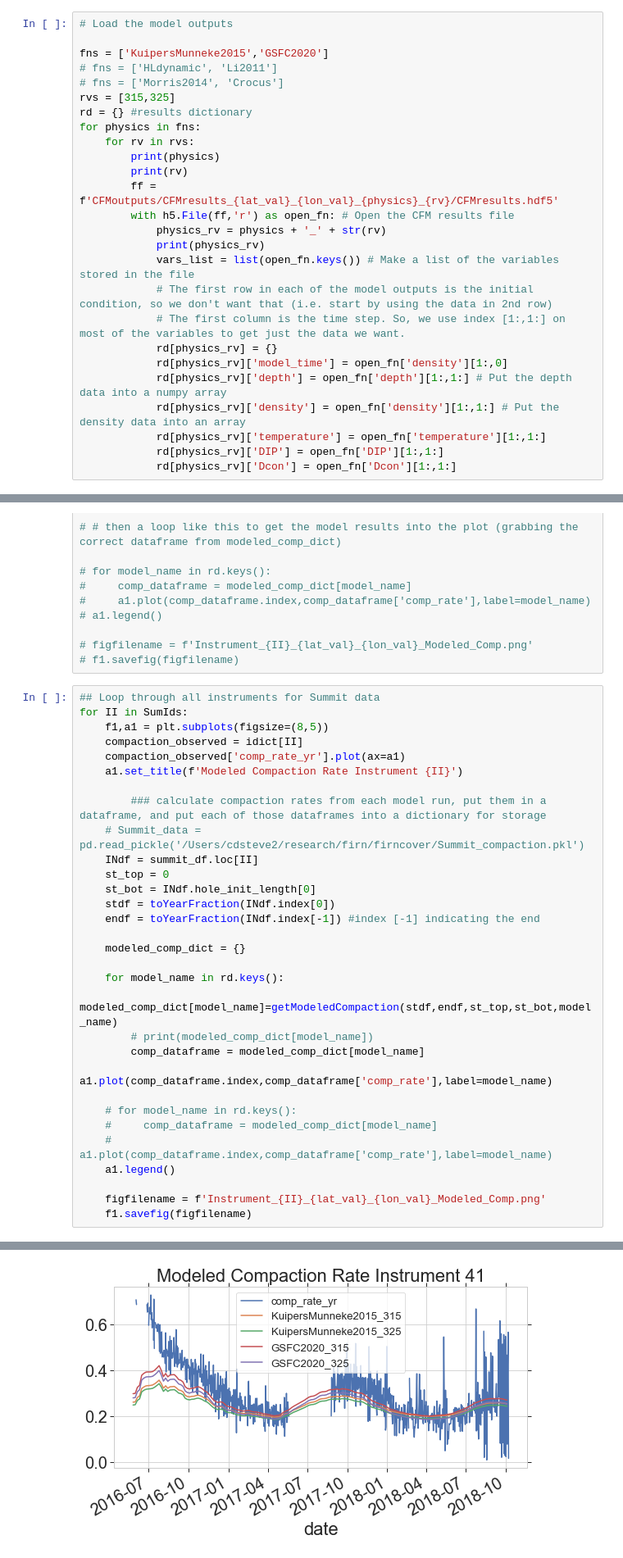
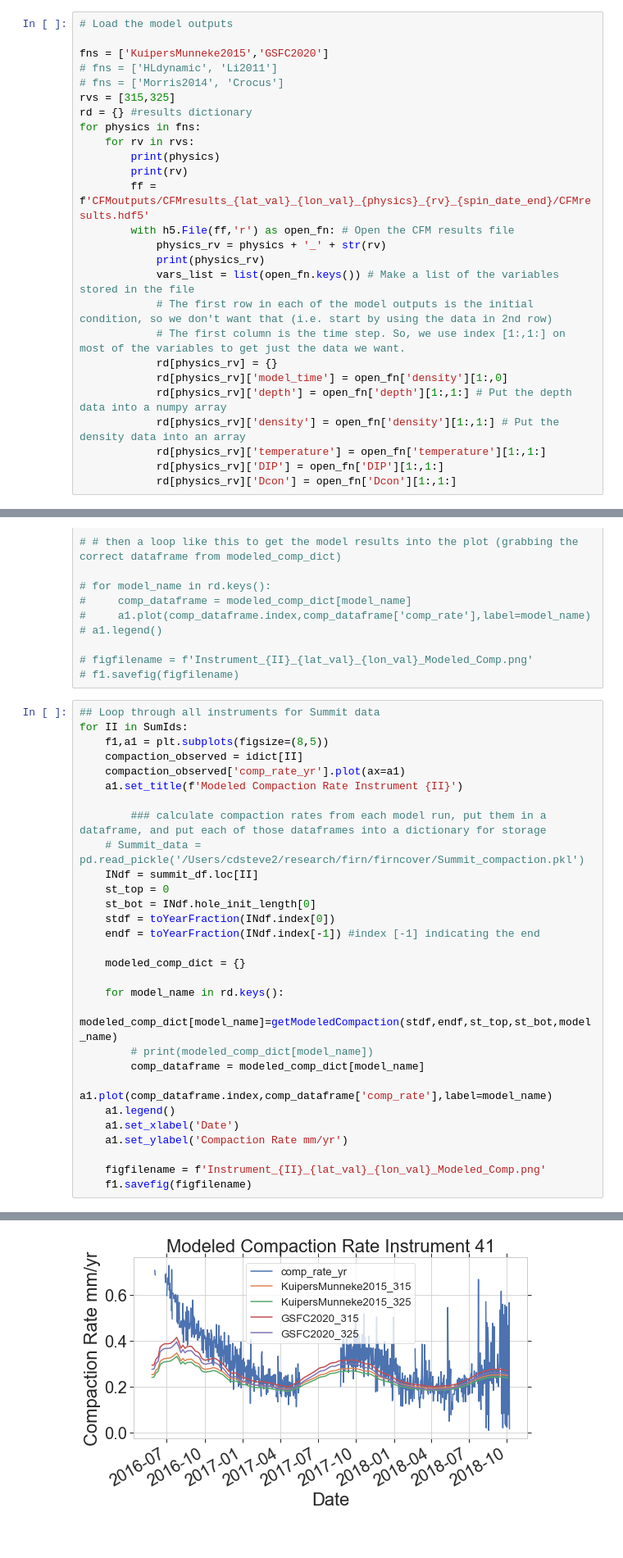
Before and after one commit to maximusjstevens/firncover, a Jupyter notebook: Summit_Model_Comp.ipynb, the cells around one changed output, grey strips where cells are left out. Shown at 82% size. Cells and saved outputs as stored; diff of their text form.

```diff
--- a/Summit_Model_Comp.ipynb
+++ b/Summit_Model_Comp.ipynb
@@ -154,7 +157,7 @@ for physics in fns:
     for rv in rvs:
         print(physics)
         print(rv)
-        ff = f'CFMoutputs/CFMresults_{lat_val}_{lon_val}_{physics}_{rv}/CFMresults.hdf5'
+        ff = f'CFMoutputs/CFMresults_{lat_val}_{lon_val}_{physics}_{rv}_{spin_date_end}/CFMresults.hdf5'
         with h5.File(ff,'r') as open_fn: # Open the CFM results file
             physics_rv = physics + '_' + str(rv)
             print(physics_rv)
@@ -330,11 +333,9 @@ for II in SumIds:
         # print(modeled_comp_dict[model_name])
         comp_dataframe = modeled_comp_dict[model_name]
         a1.plot(comp_dataframe.index,comp_dataframe['comp_rate'],label=model_name)
-
-    # for model_name in rd.keys():
-    #     comp_dataframe = modeled_comp_dict[model_name]
-    #     a1.plot(comp_dataframe.index,comp_dataframe['comp_rate'],label=model_name)
     a1.legend()
+    a1.set_xlabel('Date')
+    a1.set_ylabel('Compaction Rate mm/yr')
 
     figfilename = f'Instrument_{II}_{lat_val}_{lon_val}_Modeled_Comp.png'
     f1.savefig(figfilename)
@@ -346 +347 @@ for II in SumIds:
-[figure, old version]
+[figure, new version]
```
Also changed, not shown: parts of 6 cells of this notebook.
